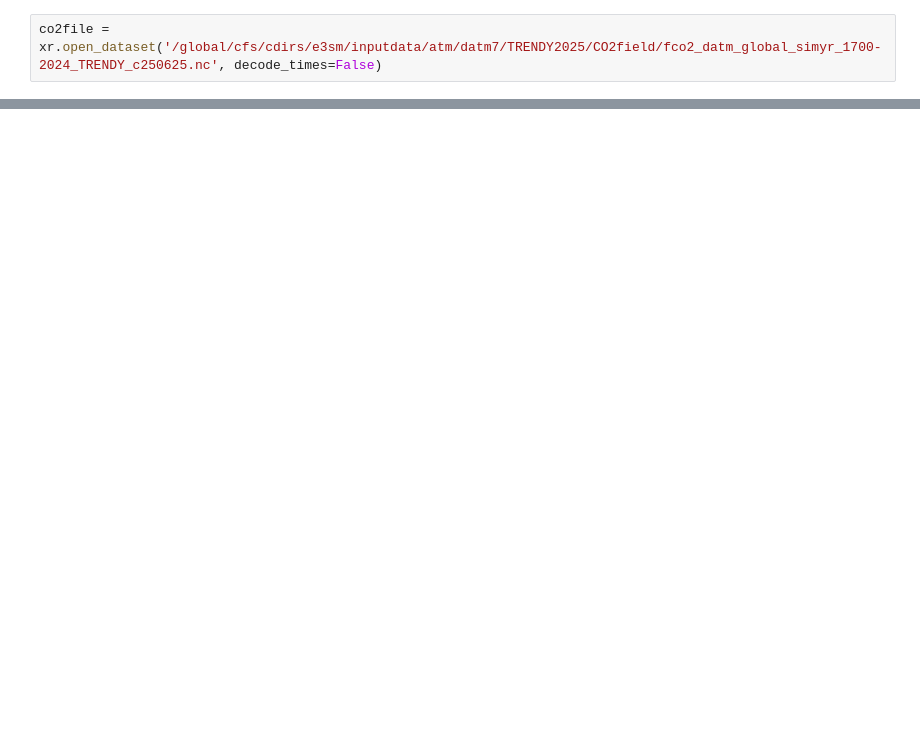
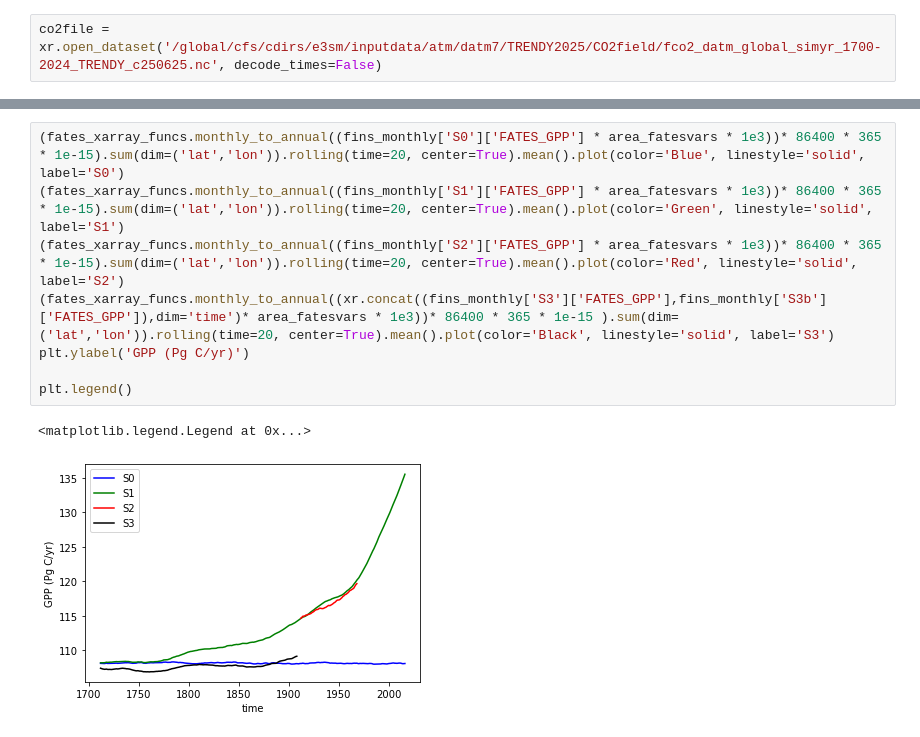
Before and after one commit to ckoven/trendy2025_scripts, a Jupyter notebook: trendy2025_transient_notebook.ipynb, the cells around one changed output, grey strips where cells are left out. Saved outputs shown, nothing was run; the diff lists cells and outputs as text; blank space fills up the shorter version.

```diff
--- a/trendy2025_transient_notebook.ipynb
+++ b/trendy2025_transient_notebook.ipynb
@@ -47,0 +76,11 @@ plt.legend()
+# %%
+(fates_xarray_funcs.monthly_to_annual((fins_monthly['S0']['FATES_GPP'] * area_fatesvars * 1e3))* 86400 * 365 * 1e-15).sum(dim=('lat','lon')).rolling(time=20, center=True).mean().plot(color='Blue', linestyle='solid', label='S0')
+(fates_xarray_funcs.monthly_to_annual((fins_monthly['S1']['FATES_GPP'] * area_fatesvars * 1e3))* 86400 * 365 * 1e-15).sum(dim=('lat','lon')).rolling(time=20, center=True).mean().plot(color='Green', linestyle='solid', label='S1')
+(fates_xarray_funcs.monthly_to_annual((fins_monthly['S2']['FATES_GPP'] * area_fatesvars * 1e3))* 86400 * 365 * 1e-15).sum(dim=('lat','lon')).rolling(time=20, center=True).mean().plot(color='Red', linestyle='solid', label='S2')
+(fates_xarray_funcs.monthly_to_annual((xr.concat((fins_monthly['S3']['FATES_GPP'],fins_monthly['S3b']['FATES_GPP']),dim='time')* area_fatesvars * 1e3))* 86400 * 365 * 1e-15 ).sum(dim=('lat','lon')).rolling(time=20, center=True).mean().plot(color='Black', linestyle='solid', label='S3')
+plt.ylabel('GPP (Pg C/yr)')
+
+plt.legend()
+# %% [output]
+<matplotlib.legend.Legend at 0x...>
+[figure, added]
```
Also changed, not shown: parts of 11 cells of this notebook, 2 other files.
